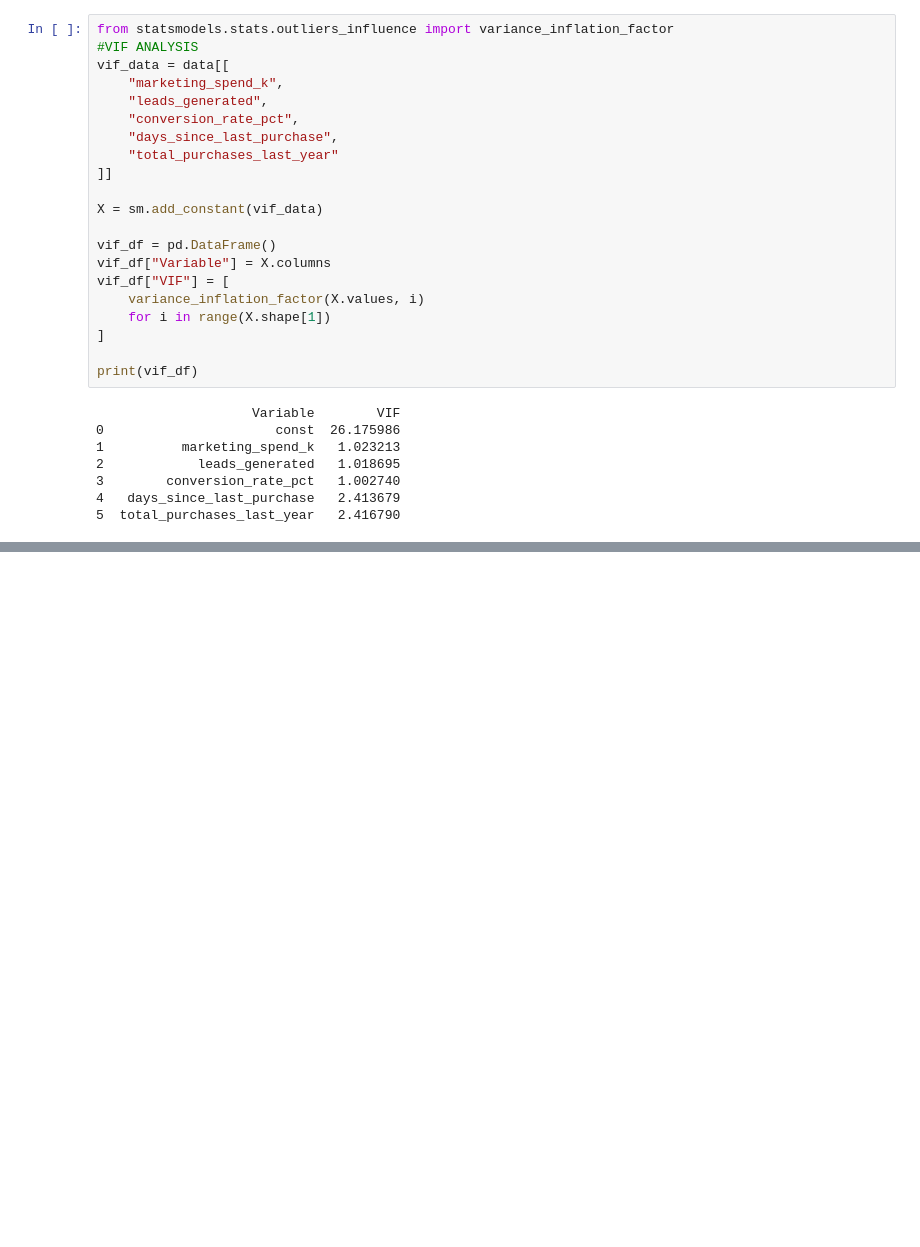
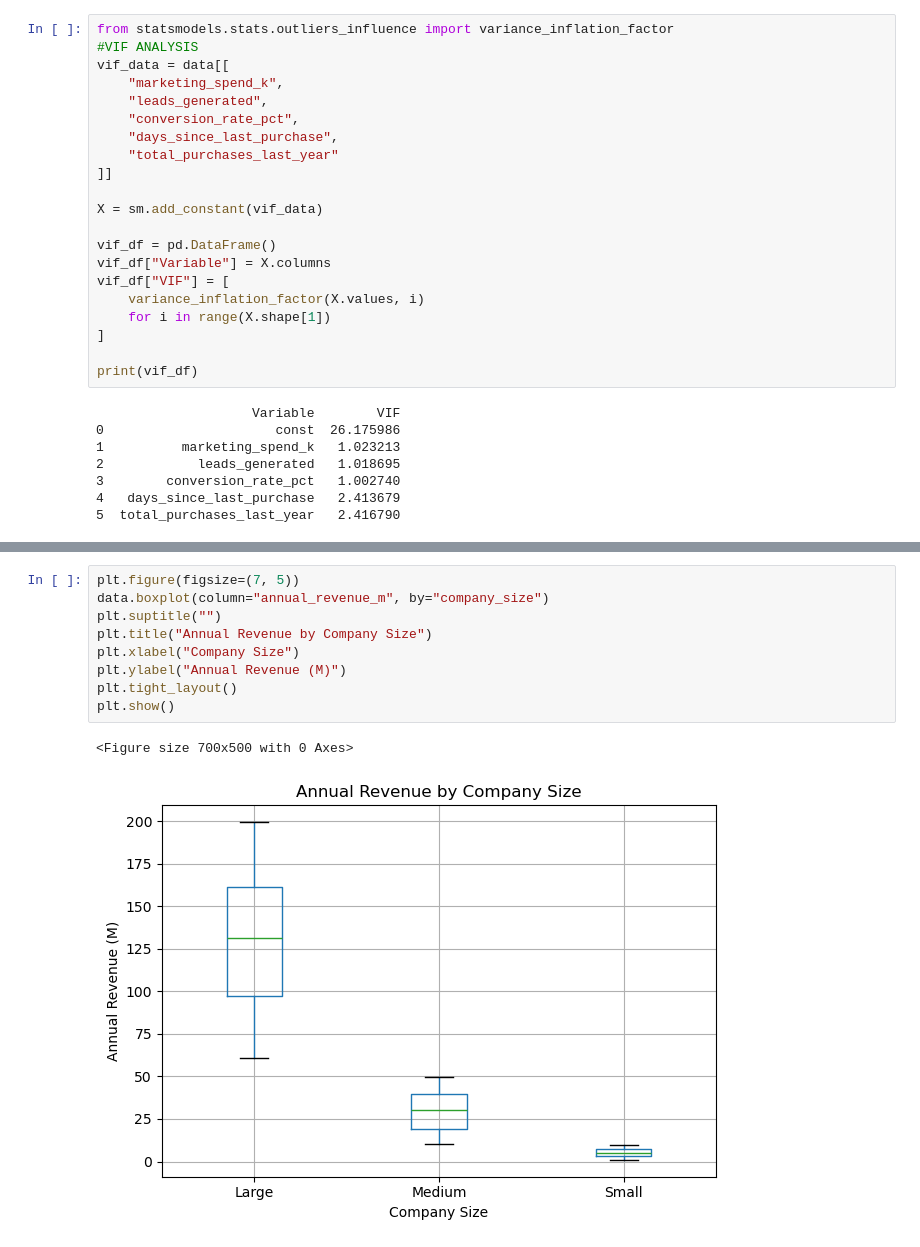
Before and after one commit to riverocel/capstone, a Jupyter notebook: Marketing_1.ipynb, the cells around one changed output, grey strips where cells are left out. Saved outputs shown, nothing was run; the diff lists cells and outputs as text; blank space fills up the shorter version.

```diff
--- a/Marketing_1.ipynb
+++ b/Marketing_1.ipynb
@@ -244,0 +277,12 @@ print(vif_df)
+# %%
+plt.figure(figsize=(7, 5))
+data.boxplot(column="annual_revenue_m", by="company_size")
+plt.suptitle("")
+plt.title("Annual Revenue by Company Size")
+plt.xlabel("Company Size")
+plt.ylabel("Annual Revenue (M)")
+plt.tight_layout()
+plt.show()
+# %% [output]
+<Figure size 700x500 with 0 Axes>
+[figure, added]
```
Also changed, not shown: parts of 8 cells of this notebook, 3 other files.
